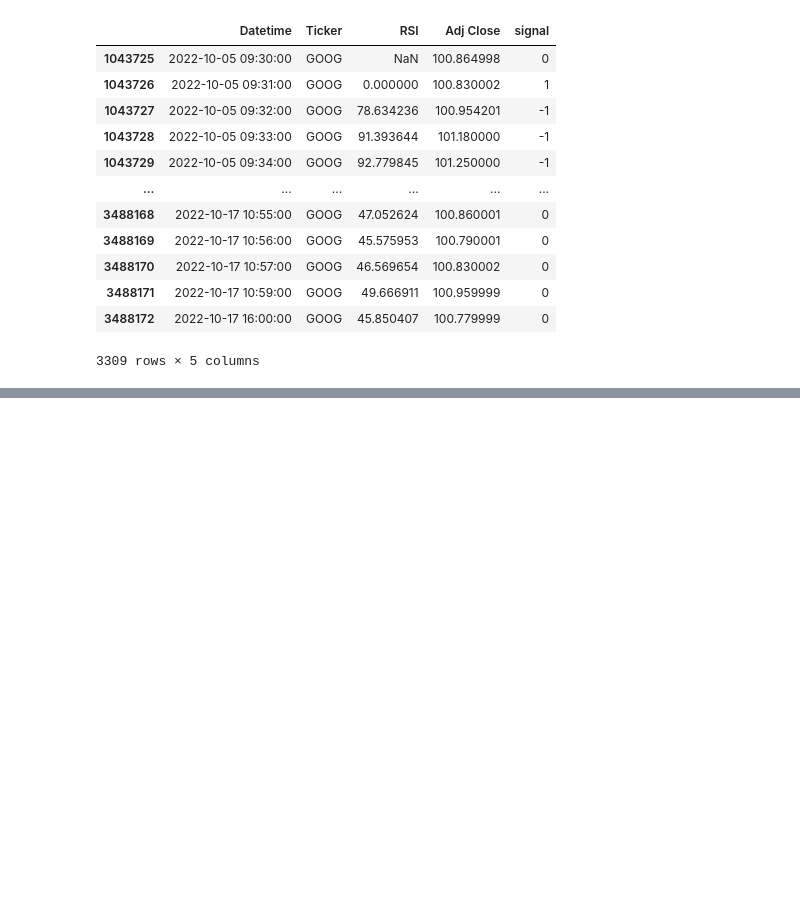
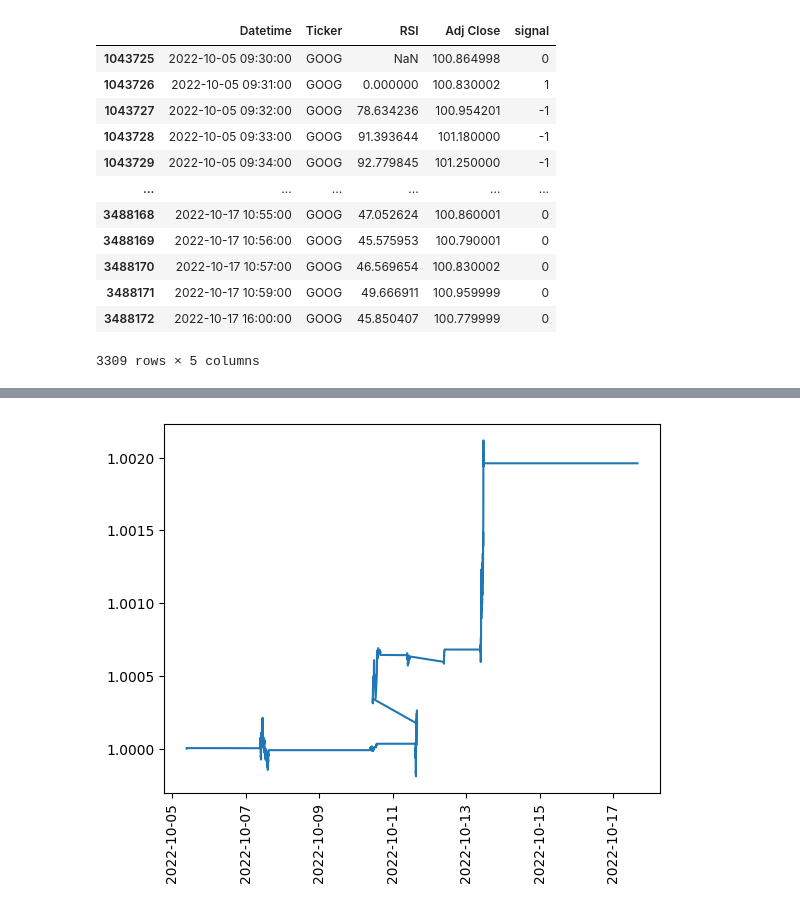
Before and after one commit to Inwest1997/TradingSystem, a Jupyter notebook: duumy.ipynb, the cells around one changed output, grey strips where cells are left out. Drawn from its saved outputs; the diff is of its cells as text; code cells hidden in the pictures; blank space fills up the shorter version.

```diff
--- a/duumy.ipynb
+++ b/duumy.ipynb
@@ -66,0 +60,6 @@ plt.xticks(rotation=90)
+# %%
+plt.plot(back_test['Datetime'],back_test['return'])
+plt.xticks(rotation=90)
+plt.show()
+# %% [output]
+[figure, added]
```
Also changed, not shown: parts of 4 cells of this notebook, 1 other file.
